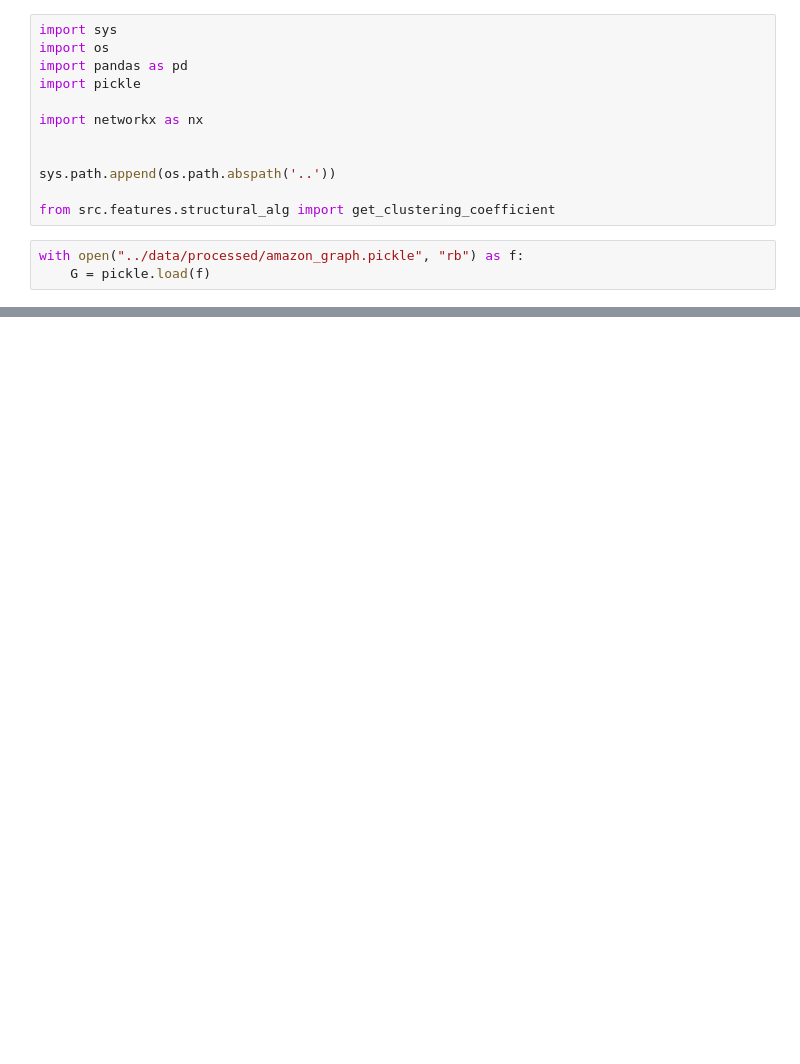
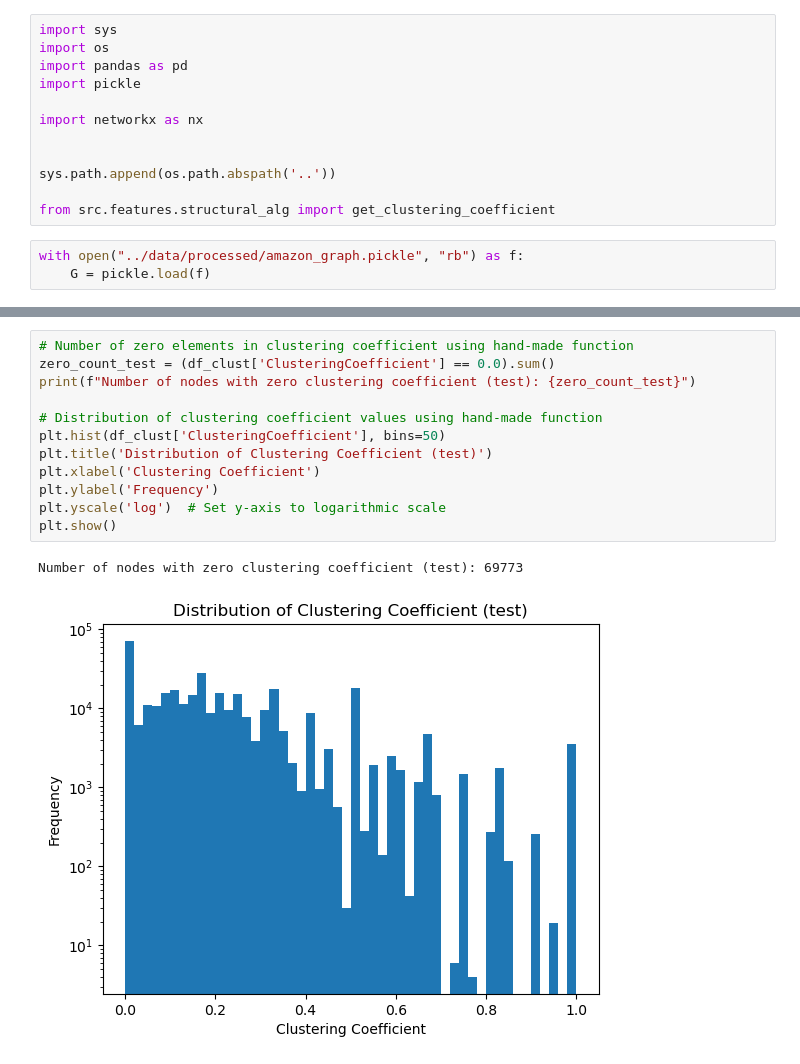
Before and after one commit to raozzo/ProgettoLFN, a Jupyter notebook: Code/notebooks/clustering_coefficient.ipynb, the cells around one changed output, grey strips where cells are left out. Cells and saved outputs as stored; diff of their text form; blank space fills up the shorter version.

```diff
--- a/Code/notebooks/clustering_coefficient.ipynb
+++ b/Code/notebooks/clustering_coefficient.ipynb
@@ -58,0 +73,15 @@ Computed cc for 334843 nodes.
+# %%
+# Number of zero elements in clustering coefficient using hand-made function
+zero_count_test = (df_clust['ClusteringCoefficient'] == 0.0).sum()
+print(f"Number of nodes with zero clustering coefficient (test): {zero_count_test}")
+
+# Distribution of clustering coefficient values using hand-made function
+plt.hist(df_clust['ClusteringCoefficient'], bins=50)
+plt.title('Distribution of Clustering Coefficient (test)')
+plt.xlabel('Clustering Coefficient')
+plt.ylabel('Frequency')
+plt.yscale('log')  # Set y-axis to logarithmic scale
+plt.show()
+# %% [output]
+Number of nodes with zero clustering coefficient (test): 69773
+[figure, added]
```
Also changed, not shown: parts of 5 cells of this notebook, 7 other files.
